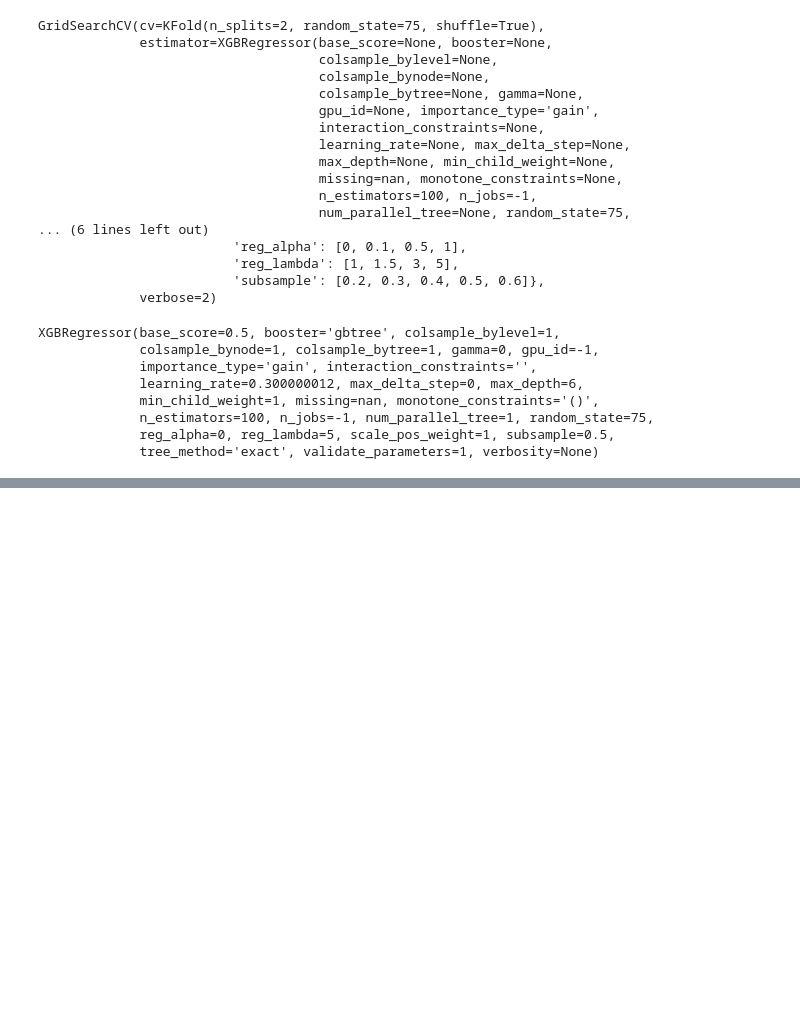
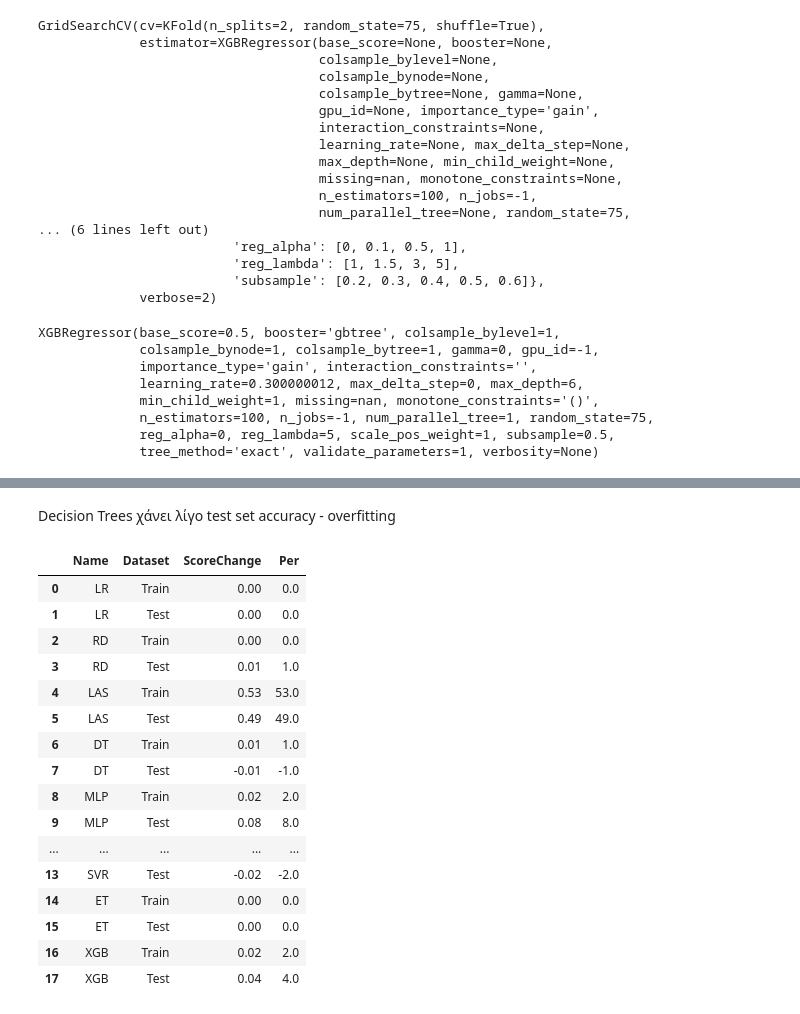
Before and after one commit to maniatisni/DSML-Machine-Learning-Project, a Jupyter notebook: 1st Part (Dataset A).ipynb, the cells around one changed output, grey strips where cells are left out. Saved outputs shown, nothing was run; the diff lists cells and outputs as text; code cells hidden in the pictures; blank space fills up the shorter version.

```diff
--- a/1st Part (Dataset A).ipynb
+++ b/1st Part (Dataset A).ipynb
@@ -729,0 +702,26 @@ Wall time: 15.7 s
+# %% [markdown]
+Decision Trees χάνει λίγο test set accuracy - overfitting
+# %%
+change = pd.DataFrame(columns=['Name','Dataset','ScoreChange'])
+for i in range(0,18):
+    change = change.append({'Name':final_df.Name[i],'Dataset':final_df.Dataset[i],'ScoreChange':round(final_df.Score[i+18]-final_df.Score[i],2)},ignore_index=True)
+change['Per'] = 100*change['ScoreChange']
+change
+# %% [output]
+|  | Name | Dataset | ScoreChange | Per |
+| 0 | LR | Train | 0.00 | 0.0 |
+| 1 | LR | Test | 0.00 | 0.0 |
+| 2 | RD | Train | 0.00 | 0.0 |
+| 3 | RD | Test | 0.01 | 1.0 |
+| 4 | LAS | Train | 0.53 | 53.0 |
+| 5 | LAS | Test | 0.49 | 49.0 |
+| 6 | DT | Train | 0.01 | 1.0 |
+| 7 | DT | Test | -0.01 | -1.0 |
+| 8 | MLP | Train | 0.02 | 2.0 |
+| 9 | MLP | Test | 0.08 | 8.0 |
+| ... | ... | ... | ... | ... |
+| 13 | SVR | Test | -0.02 | -2.0 |
+| 14 | ET | Train | 0.00 | 0.0 |
+| 15 | ET | Test | 0.00 | 0.0 |
+| 16 | XGB | Train | 0.02 | 2.0 |
+| 17 | XGB | Test | 0.04 | 4.0 |
```
Also changed, not shown: parts of 52 cells of this notebook.
